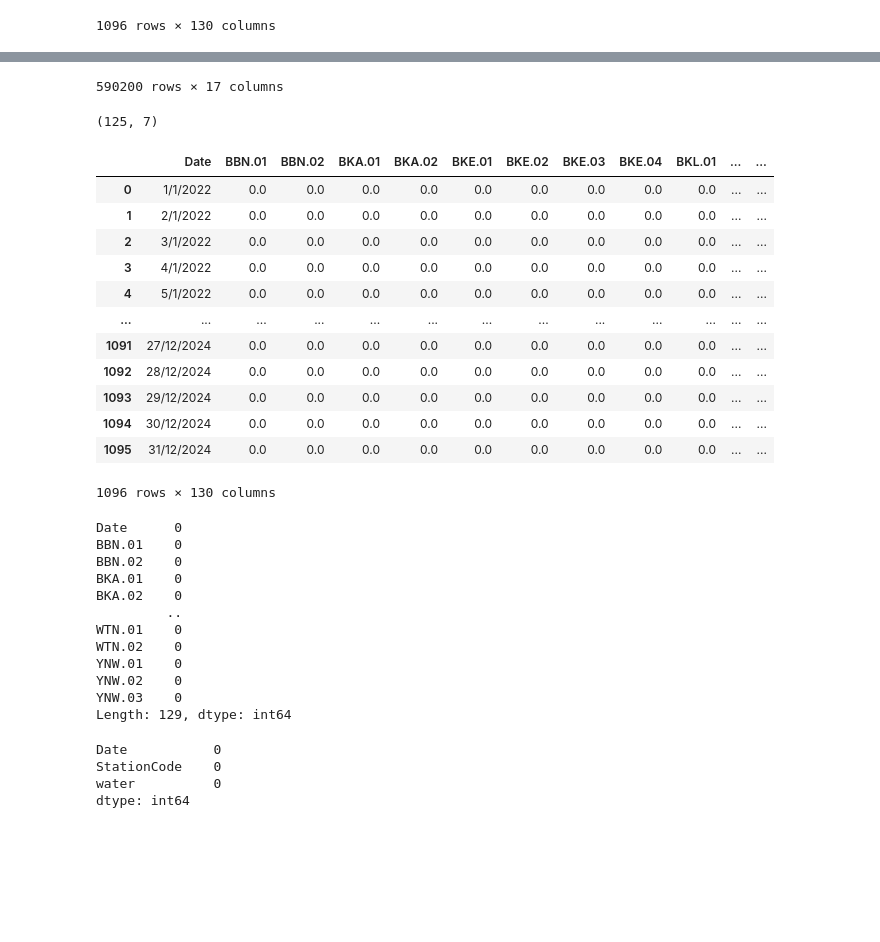
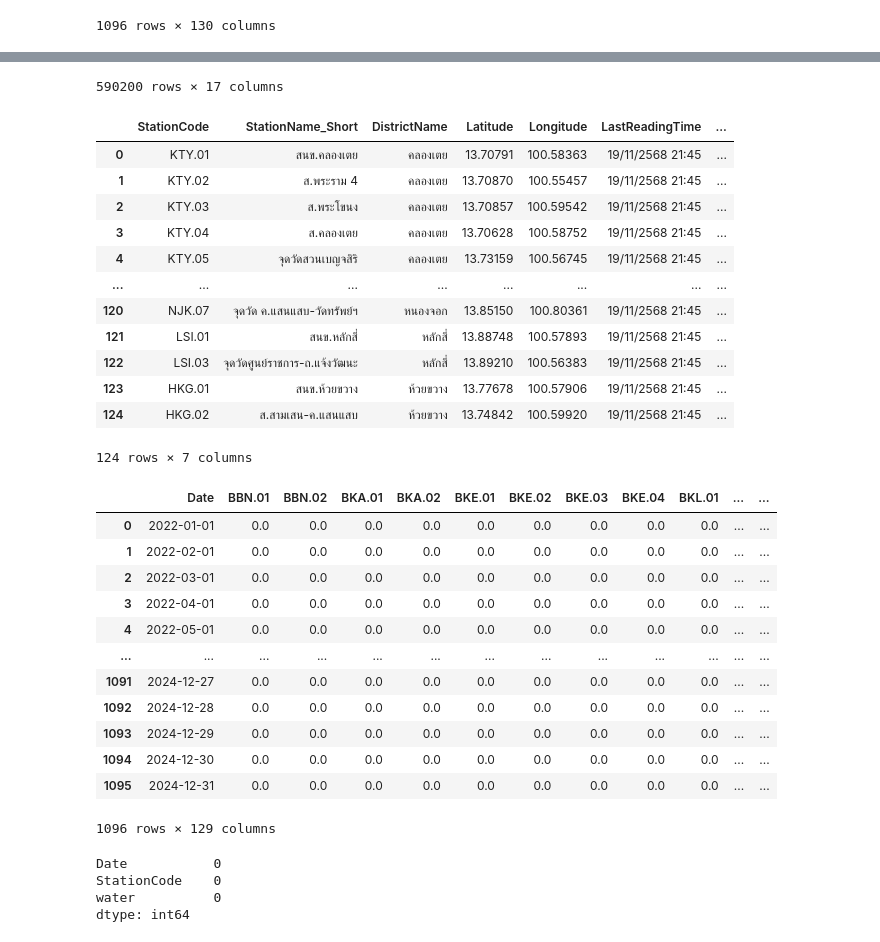
Before and after one commit to wirepecion/JekTurnRight_dsde, a Jupyter notebook: notebooks/water_scrape.ipynb, the cells around one changed output, grey strips where cells are left out. Saved outputs shown, nothing was run; the diff lists cells and outputs as text; code cells hidden in the pictures; blank space fills up the shorter version.

```diff
--- a/notebooks/water_scrape.ipynb
+++ b/notebooks/water_scrape.ipynb
@@ -70,44 +53,58 @@ df
 # %%
 
 # clean Station_df
 station_df['DistrictName'] = station_df['DistrictName'].replace({
     'ป้อมปราบฯ': 'ป้อมปราบศัตรูพ่าย',
     'ราษฏร์บูรณะ': 'ราษฎร์บูรณะ',
 })
 station_df = station_df[station_df['DistrictName'] != 'อำเภอเมืองสมุทรปราการ']
 if len(station_df['StationCode'][0]) == 9:
     station_df['StationCode'] = station_df['StationCode'].str[3:]
+station_df = station_df[station_df['StationCode'] != 'PYT.02']
+
 display(df)
-display(station_df.shape)
+display(station_df)
 display(water_df)
 # %% [output]
 |  | ticket_id | type | organization | comment | coords | address | subdistrict | district | timestamp | ... |
 | 19 | 2022-GNTHRA | {สะพาน} | เขตสาทร,ฝ่ายเทศกิจ เขตสาทร | ริมถนน ตรงสะพานสามช่วงจันทน์ 18/6... | 100.52760,13.70615 | 3 ซอย จันทน์ 18/4 แขวง ทุ่งวัดดอน... | ทุ่งวัดดอน | สาทร | 2022-01-16 11:08:54.141813+00:00 | ... |
 | 20 | 2022-9EHJW2 | {จราจร,สะพาน,ถนน} | เขตสาทร,สน.ยานนาวา,ฝ่ายเทศกิจ เขต... | บริเวณสะพานสามถนนจันทน์ เป็นจุดเป... | 100.52756,13.70611 | 3 ซอย จันทน์ 18/4 แขวง ทุ่งวัดดอน... | ทุ่งวัดดอน | สาทร | 2022-01-16 11:14:00.944767+00:00 | ... |
 | 25 | 2022-9KMF88 | {ทางเท้า} | เขตสาทร,ฝ่ายเทศกิจ เขตสาทร | ซอยจันทน์ 16 ซอยขนาด 4 เลนแต่เลนต... | 100.53212,13.70578 | 14 ซ. จันทน์ 16 แขวง ทุ่งวัดดอน เ... | ทุ่งวัดดอน | สาทร | 2022-01-17 03:01:52.819295+00:00 | ... |
 | 29 | 2022-39BTEG | {ถนน} | เขตลาดพร้าว,สำนักการจราจรและขนส่ง... | ส่งรูปทางม้าลายไม่ชัดเจน และรถขาย... | 100.61849,13.82484 | 129 ถ. สุคนธสวัสดิ์ แขวงลาดพร้าว ... | ลาดพร้าว | ลาดพร้าว | 2022-01-26 13:32:37.177987+00:00 | ... |
 | 32 | 2022-E449PD | {ถนน} | เขตประเวศ,สำนักการจราจรและขนส่ง ก... | เส้นทางม้าลายไม่ชัด ตรงหน้าทางเข้... | 100.64730,13.69141 | 13/131 ถนน ศรีนครินทร์ แขวง หนองบ... | หนองบอน | ประเวศ | 2022-01-30 15:43:46.155790+00:00 | ... |
 | ... | ... | ... | ... | ... | ... | ... | ... | ... | ... | ... |
 | 774301 | VXBTF7 | {เสียงรบกวน,ถนน} | เขตดินแดง,สน.ดินแดง | ปัญหา: ริมถนนดังกล่าว พบมีการตั้ง... | 100.57254,13.77820 | 22 ถ. ประชาราษฎร์บำเพ็ญ แขวงรัชดา... | ดินแดง | ดินแดง | 2024-12-31 22:10:54.878306+00:00 | ... |
 | 774302 | 2024-FEFEZ2 | {แสงสว่าง} | เขตบางกอกใหญ่,ฝ่ายโยธา เขตบางกอกใหญ่ | อยากทราบว่าที่เคยขอไฟส่องสว่างได้... | 100.48285,13.72978 | 632 ซอย เพชรเกษม 4 แขวงวัดท่าพระ ... | วัดท่าพระ | บางกอกใหญ่ | 2024-12-31 22:18:49.673568+00:00 | ... |
 | 774303 | 378JUP | {ความปลอดภัย,ถนน} | เขตคลองสามวา,ฝ่ายโยธา เขตคลองสามวา | ปัญหา: บนถนนถนนดังกล่าว พบคราบน้ำ... | 100.72916,13.85965 | VP5H+RJG ซอย หทัยมิตร 5 แขวงบางชั... | บางชัน | คลองสามวา | 2024-12-31 22:32:24.528269+00:00 | ... |
 | 774305 | 2024-G8Q43R | {แสงสว่าง} | เขตมีนบุรี,สำนักการโยธา กทม.,ฝ่าย... | ไฟส่องสว่างสาธารณะภายในซอยสุวินทว... | 100.72574,13.81604 | 85 ซอย จตุพร มีนบุรี กรุงเทพมหานค... | มีนบุรี | มีนบุรี | 2024-12-31 23:19:27.106006+00:00 | ... |
 | 774306 | 2024-GEAY26 | {ถนน,ความปลอดภัย} | เขตห้วยขวาง,ฝ่ายเทศกิจ เขตห้วยขวา... | มีคนนำของมากองไว้ข้างถนน ทำให้รถเ... | 100.58063,13.80035 | 22 ซอย คลองน้ำแก้ว แขวง สามเสนนอก... | สามเสนนอก | ห้วยขวาง | 2024-12-31 23:42:51.950986+00:00 | ... |
 590200 rows × 17 columns
+|  | StationCode | StationName_Short | DistrictName | Latitude | Longitude | LastReadingTime | ... |
+| 0 | KTY.01 | สนข.คลองเตย | คลองเตย | 13.70791 | 100.58363 | 19/11/2568 21:45 | ... |
+| 1 | KTY.02 | ส.พระราม 4 | คลองเตย | 13.70870 | 100.55457 | 19/11/2568 21:45 | ... |
+| 2 | KTY.03 | ส.พระโขนง | คลองเตย | 13.70857 | 100.59542 | 19/11/2568 21:45 | ... |
+| 3 | KTY.04 | ส.คลองเตย | คลองเตย | 13.70628 | 100.58752 | 19/11/2568 21:45 | ... |
+| 4 | KTY.05 | จุดวัดสวนเบญจสิริ | คลองเตย | 13.73159 | 100.56745 | 19/11/2568 21:45 | ... |
+| ... | ... | ... | ... | ... | ... | ... | ... |
+| 120 | NJK.07 | จุดวัด ค.แสนแสบ-วัดทรัพย์ฯ | หนองจอก | 13.85150 | 100.80361 | 19/11/2568 21:45 | ... |
+| 121 | LSI.01 | สนข.หลักสี่ | หลักสี่ | 13.88748 | 100.57893 | 19/11/2568 21:45 | ... |
+| 122 | LSI.03 | จุดวัดศูนย์ราชการ-ถ.แจ้งวัฒนะ | หลักสี่ | 13.89210 | 100.56383 | 19/11/2568 21:45 | ... |
+| 123 | HKG.01 | สนข.ห้วยขวาง | ห้วยขวาง | 13.77678 | 100.57906 | 19/11/2568 21:45 | ... |
+| 124 | HKG.02 | ส.สามเสน-ค.แสนแสบ | ห้วยขวาง | 13.74842 | 100.59920 | 19/11/2568 21:45 | ... |
-(125, 7)
+124 rows × 7 columns
-|  | Date | BBN.01 | BBN.02 | BKA.01 | BKA.02 | BKE.01 | BKE.02 | BKE.03 | BKE.04 | BKL.01 | ... | ... |
-| 0 | 1/1/2022 | 0.0 | 0.0 | 0.0 | 0.0 | 0.0 | 0.0 | 0.0 | 0.0 | 0.0 | ... | ... |
-| 1 | 2/1/2022 | 0.0 | 0.0 | 0.0 | 0.0 | 0.0 | 0.0 | 0.0 | 0.0 | 0.0 | ... | ... |
-| 2 | 3/1/2022 | 0.0 | 0.0 | 0.0 | 0.0 | 0.0 | 0.0 | 0.0 | 0.0 | 0.0 | ... | ... |
-| 3 | 4/1/2022 | 0.0 | 0.0 | 0.0 | 0.0 | 0.0 | 0.0 | 0.0 | 0.0 | 0.0 | ... | ... |
-| 4 | 5/1/2022 | 0.0 | 0.0 | 0.0 | 0.0 | 0.0 | 0.0 | 0.0 | 0.0 | 0.0 | ... | ... |
-| ... | ... | ... | ... | ... | ... | ... | ... | ... | ... | ... | ... | ... |
-| 1091 | 27/12/2024 | 0.0 | 0.0 | 0.0 | 0.0 | 0.0 | 0.0 | 0.0 | 0.0 | 0.0 | ... | ... |
-| 1092 | 28/12/2024 | 0.0 | 0.0 | 0.0 | 0.0 | 0.0 | 0.0 | 0.0 | 0.0 | 0.0 | ... | ... |
-| 1093 | 29/12/2024 | 0.0 | 0.0 | 0.0 | 0.0 | 0.0 | 0.0 | 0.0 | 0.0 | 0.0 | ... | ... |
-| 1094 | 30/12/2024 | 0.0 | 0.0 | 0.0 | 0.0 | 0.0 | 0.0 | 0.0 | 0.0 | 0.0 | ... | ... |
-| 1095 | 31/12/2024 | 0.0 | 0.0 | 0.0 | 0.0 | 0.0 | 0.0 | 0.0 | 0.0 | 0.0 | ... | ... |
+|  | Date | BBN.01 | BBN.02 | BKA.01 | BKA.02 | BKE.01 | BKE.02 | BKE.03 | BKE.04 | BKL.01 | ... | ... |
+| 0 | 2022-01-01 | 0.0 | 0.0 | 0.0 | 0.0 | 0.0 | 0.0 | 0.0 | 0.0 | 0.0 | ... | ... |
+| 1 | 2022-02-01 | 0.0 | 0.0 | 0.0 | 0.0 | 0.0 | 0.0 | 0.0 | 0.0 | 0.0 | ... | ... |
+| 2 | 2022-03-01 | 0.0 | 0.0 | 0.0 | 0.0 | 0.0 | 0.0 | 0.0 | 0.0 | 0.0 | ... | ... |
+| 3 | 2022-04-01 | 0.0 | 0.0 | 0.0 | 0.0 | 0.0 | 0.0 | 0.0 | 0.0 | 0.0 | ... | ... |
+| 4 | 2022-05-01 | 0.0 | 0.0 | 0.0 | 0.0 | 0.0 | 0.0 | 0.0 | 0.0 | 0.0 | ... | ... |
+| ... | ... | ... | ... | ... | ... | ... | ... | ... | ... | ... | ... | ... |
+| 1091 | 2024-12-27 | 0.0 | 0.0 | 0.0 | 0.0 | 0.0 | 0.0 | 0.0 | 0.0 | 0.0 | ... | ... |
+| 1092 | 2024-12-28 | 0.0 | 0.0 | 0.0 | 0.0 | 0.0 | 0.0 | 0.0 | 0.0 | 0.0 | ... | ... |
+| 1093 | 2024-12-29 | 0.0 | 0.0 | 0.0 | 0.0 | 0.0 | 0.0 | 0.0 | 0.0 | 0.0 | ... | ... |
+| 1094 | 2024-12-30 | 0.0 | 0.0 | 0.0 | 0.0 | 0.0 | 0.0 | 0.0 | 0.0 | 0.0 | ... | ... |
+| 1095 | 2024-12-31 | 0.0 | 0.0 | 0.0 | 0.0 | 0.0 | 0.0 | 0.0 | 0.0 | 0.0 | ... | ... |
-1096 rows × 130 columns
+1096 rows × 129 columns
 # %%
 #clean water
 water_df['Date'] = pd.to_datetime(water_df['Date'],format='mixed')
@@ -122,24 +119,12 @@ station_list = ['KSW.02','HKG.02','MBR.03','LSI.02','WTL.02']
 water_df[station_list] = imp.fit_transform(water_df[station_list])
 
 water_long = water_df.melt(id_vars='Date', var_name='StationCode', value_name='water')
-display(water_df.isna().sum().sort_values(),water_long.isna().sum())
+display(water_long.isna().sum())
 # %% [output]
-Date      0
-BBN.01    0
-BBN.02    0
-BKA.01    0
-BKA.02    0
-         ..
-WTN.01    0
-WTN.02    0
-YNW.01    0
-YNW.02    0
-YNW.03    0
-Length: 129, dtype: int64
+Date           0
+StationCode    0
+water          0
+dtype: int64
-Date           0
-StationCode    0
-water          0
-dtype: int64
 # %%
 from sklearn.neighbors import BallTree
 
```
Also changed, not shown: parts of 9 cells of this notebook.
